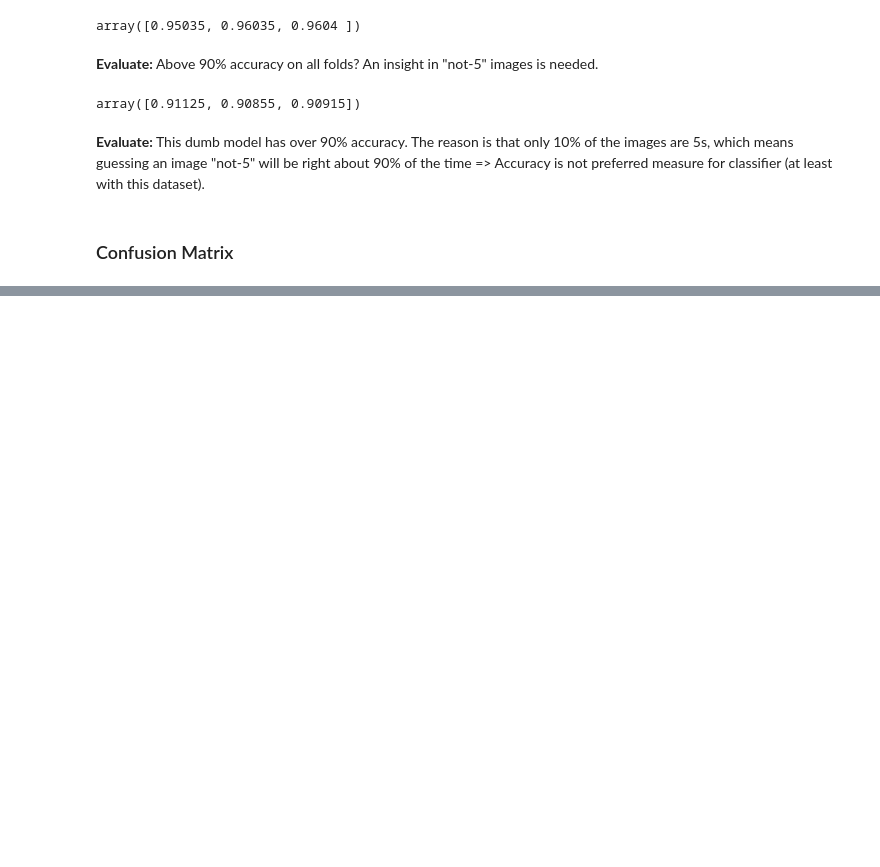
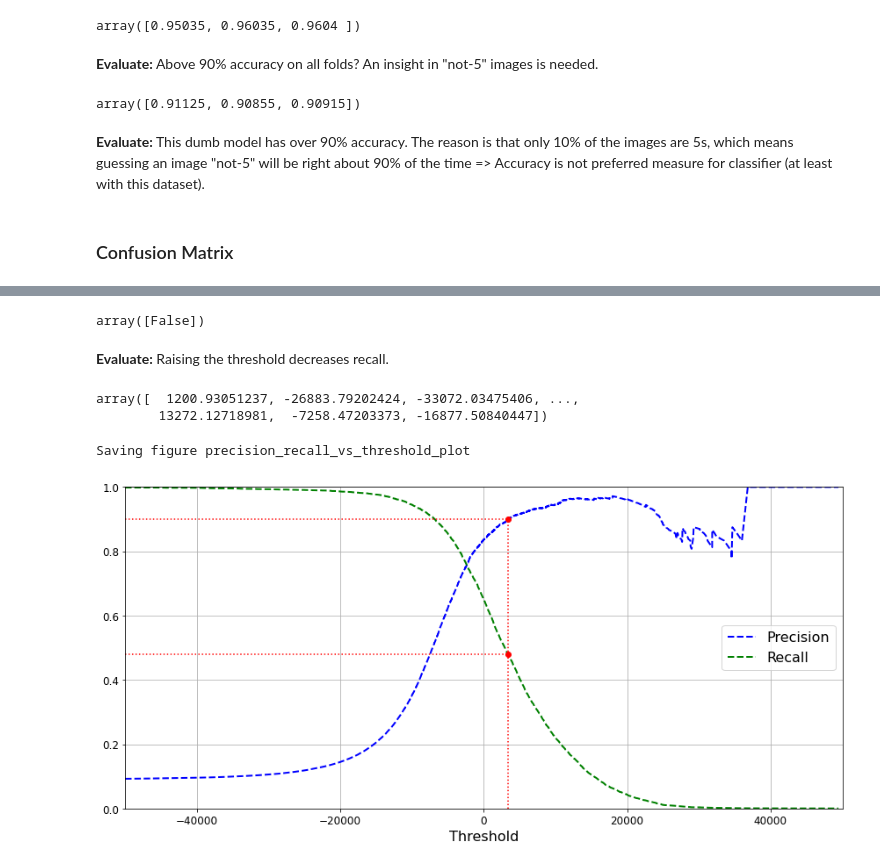
Before and after one commit to minhngt62/handson-ml, a Jupyter notebook: Chapter 3 - MNIST.ipynb, the cells around one changed output, grey strips where cells are left out. Cells and saved outputs as stored; diff of their text form; code cells hidden in the pictures; blank space fills up the shorter version.

Commit message:
MNIST: Complete performance measure & Train Ran. Forest
Work the sections in MNIST.ipynb:
- Performance measure (ROC, Precision/Trade)
- Train a new binary classifier model Random Forest

```diff
--- a/Chapter 3 - MNIST.ipynb
+++ b/Chapter 3 - MNIST.ipynb
@@ -188,0 +245,50 @@ array([0.91125, 0.90855, 0.90915])
+# %%
+# Raise the threshold
+threshold = 8000
+y_some_digit_pred = (y_scores > threshold)
+y_some_digit_pred
+# %% [output]
+array([False])
+# %% [markdown]
+**Evaluate:** Raising the threshold decreases recall.
+# %%
+# Get the scores of all instances in the train set
+y_scores = cross_val_predict(sgd_clf, X_train, y_train_5, cv=3,
+                             method='decision_function')
+y_scores
+# %% [output]
+array([  1200.93051237, -26883.79202424, -33072.03475406, ...,
+        13272.12718981,  -7258.47203373, -16877.50840447])
+# %%
+# Compute precision and recall for all possible thresholds
+from sklearn.metrics import precision_recall_curve
+
+precisions, recalls, thresholds = precision_recall_curve(y_train_5, y_scores)
+# %%
+# Setup to plot precision and recall as functions of the threshold
+def plot_precision_recall_vs_threshold(precisions, recalls, thresholds):
+    plt.plot(thresholds, precisions[:-1], 'b--', label='Precision', lw=2)
+    plt.plot(thresholds, recalls[:-1], 'g--', label='Recall', lw=2)
+    plt.legend(loc="center right", fontsize=16)
+    plt.xlabel("Threshold", fontsize=16)
+    plt.grid(True)
+    plt.axis([-50000, 50000, 0, 1])
+# %%
+# Plot precision and recall as functions of the threshold
+plt.figure(figsize=(12, 6))
+plot_precision_recall_vs_threshold(precisions, recalls, thresholds)
+
+recall_90_precision = recalls[np.argmax(precisions >= 0.90)] # recall at precision = 0.9
+threshold_90_precision = thresholds[np.argmax(precisions >= 0.90)] # threshold at precision = 0.9
+
+plt.plot([threshold_90_precision, threshold_90_precision], [0., 0.9], "r:") # x = threshold
+plt.plot([-50000, threshold_90_precision], [0.9, 0.9], "r:") # y = precision
+plt.plot([-50000, threshold_90_precision], [recall_90_precision, recall_90_precision], "r:") # y = recall
+plt.plot([threshold_90_precision], [0.9], "ro") # point at x = threshold, y = precision
+plt.plot([threshold_90_precision], [recall_90_precision], "ro") # point at x = threshold, y = recall
+
+save_fig("precision_recall_vs_threshold_plot")
+plt.show()
+# %% [output]
+Saving figure precision_recall_vs_threshold_plot
+[figure, added]
```
Also changed, not shown: parts of 35 cells of this notebook, 4 other files.
